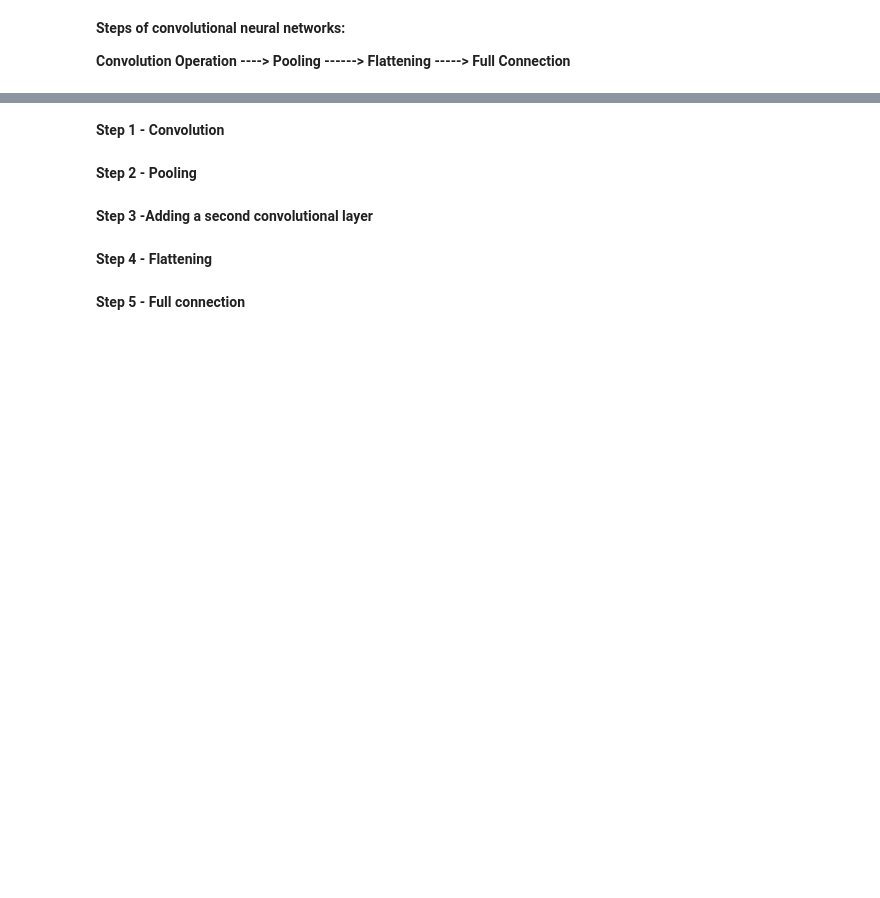
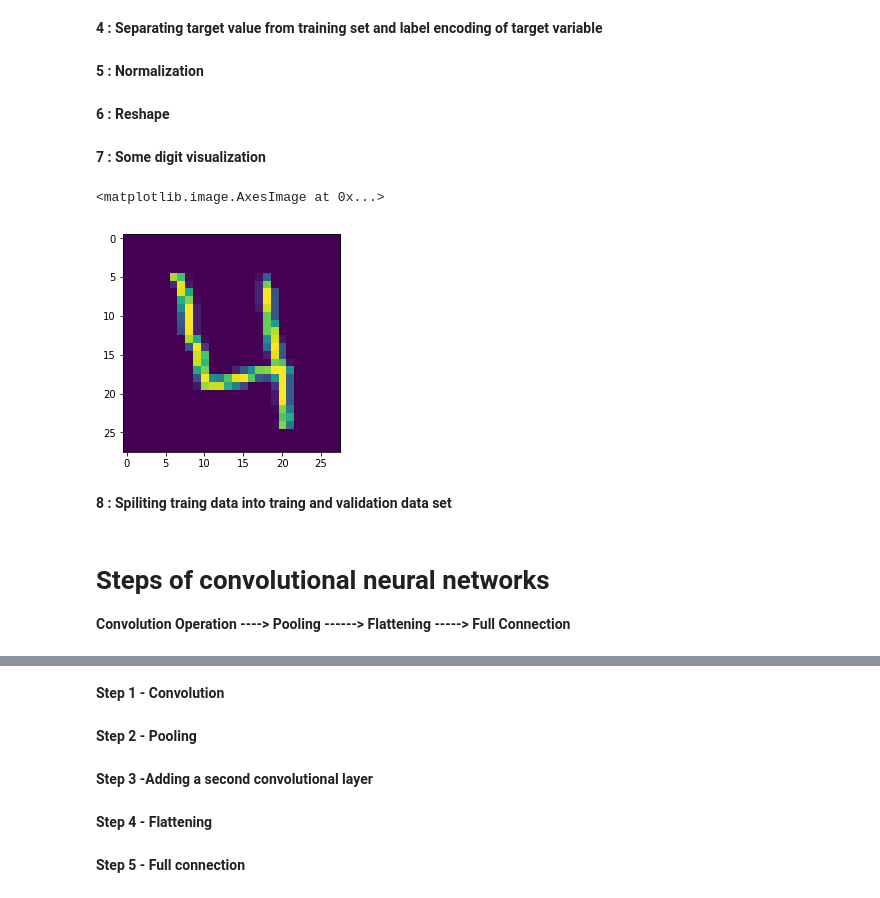
Before and after one commit to sujitkoley9/Digit-recognizer, a Jupyter notebook: Digit Recognizer.ipynb, the cells around one changed output, grey strips where cells are left out. Saved outputs shown, nothing was run; the diff lists cells and outputs as text; code cells hidden in the pictures; blank space fills up the shorter version.

```diff
--- a/Digit Recognizer.ipynb
+++ b/Digit Recognizer.ipynb
@@ -15,0 +27,2 @@ from tensorflow.keras.preprocessing.image import ImageDataGenerator
+# %%
+Digit_df = pd.read_csv('dataset/train.csv')
@@ -15,0 +63,24 @@ from tensorflow.keras.preprocessing.image import ImageDataGenerator
+# %% [markdown]
+**4 : Separating target value from training set and label encoding of target variable**
+# %%
+X_Digit = Digit_df.drop(['label'],axis=1)
+Y_Digit = Digit_df['label']
+Y_Digit =to_categorical(Y_Digit,num_classes = 10)
+# %% [markdown]
+ **5 : Normalization**
+# %%
+# Normalize the data
+X_Digit = X_Digit / 255.0
+# %% [markdown]
+**6 : Reshape**
+# %%
+X_Digit = X_Digit.values.reshape(X_Digit.shape[0],28,28,1)
+# %% [markdown]
+**7 : Some digit visualization**
+# %%
+plt.imshow(X_Digit[3].reshape(28,28))
+# %% [output]
+<matplotlib.image.AxesImage at 0x...>
+[figure, added]
+# %% [markdown]
+**8 : Spiliting traing data into traing and validation data set**
@@ -16,5 +90,5 @@ from tensorflow.keras.preprocessing.image import ImageDataGenerator
 # %% [markdown]
-**Steps of convolutional neural networks:**
+# Steps of convolutional neural networks
 
 **Convolution Operation ----> Pooling ------> Flattening -----> Full Connection**
 # %% [markdown]
```
Also changed, not shown: parts of 25 cells of this notebook.
